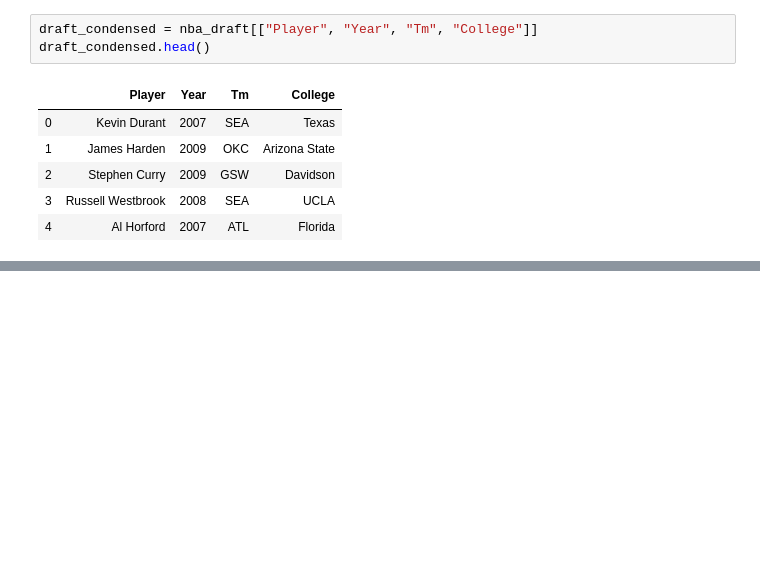
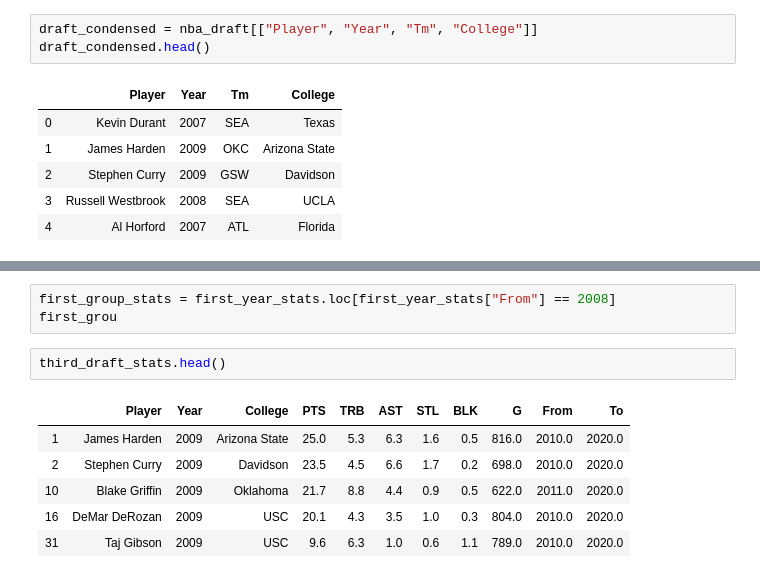
Before and after one commit to awbrown404/basketball-project, a Jupyter notebook: stats_by_year.ipynb, the cells around one changed output, grey strips where cells are left out. Cells and saved outputs as stored; diff of their text form; blank space fills up the shorter version.

```diff
--- a/stats_by_year.ipynb
+++ b/stats_by_year.ipynb
@@ -159,0 +106,12 @@ ten_year_stats.head()
+# %%
+first_group_stats = first_year_stats.loc[first_year_stats["From"] == 2008]
+first_grou
+# %%
+third_draft_stats.head()
+# %% [output]
+|  | Player | Year | College | PTS | TRB | AST | STL | BLK | G | From | To |
+| 1 | James Harden | 2009 | Arizona State | 25.0 | 5.3 | 6.3 | 1.6 | 0.5 | 816.0 | 2010.0 | 2020.0 |
+| 2 | Stephen Curry | 2009 | Davidson | 23.5 | 4.5 | 6.6 | 1.7 | 0.2 | 698.0 | 2010.0 | 2020.0 |
+| 10 | Blake Griffin | 2009 | Oklahoma | 21.7 | 8.8 | 4.4 | 0.9 | 0.5 | 622.0 | 2011.0 | 2020.0 |
+| 16 | DeMar DeRozan | 2009 | USC | 20.1 | 4.3 | 3.5 | 1.0 | 0.3 | 804.0 | 2010.0 | 2020.0 |
+| 31 | Taj Gibson | 2009 | USC | 9.6 | 6.3 | 1.0 | 0.6 | 1.1 | 789.0 | 2010.0 | 2020.0 |
```
Also changed, not shown: parts of 44 cells of this notebook.
